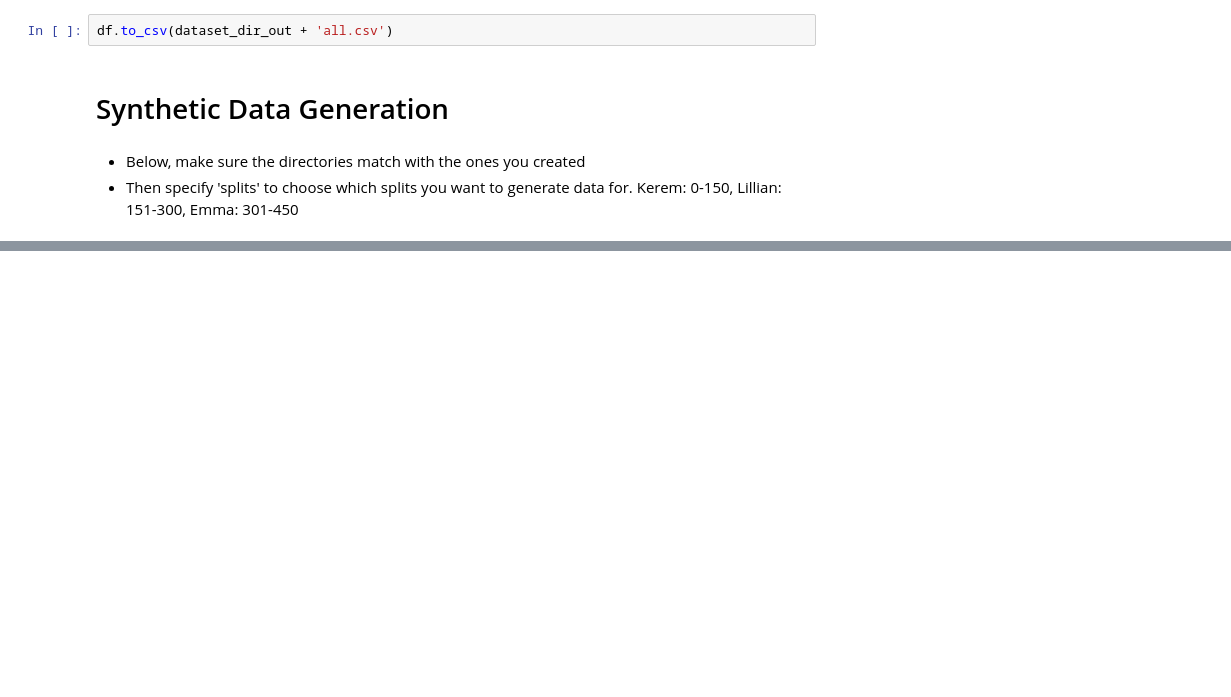
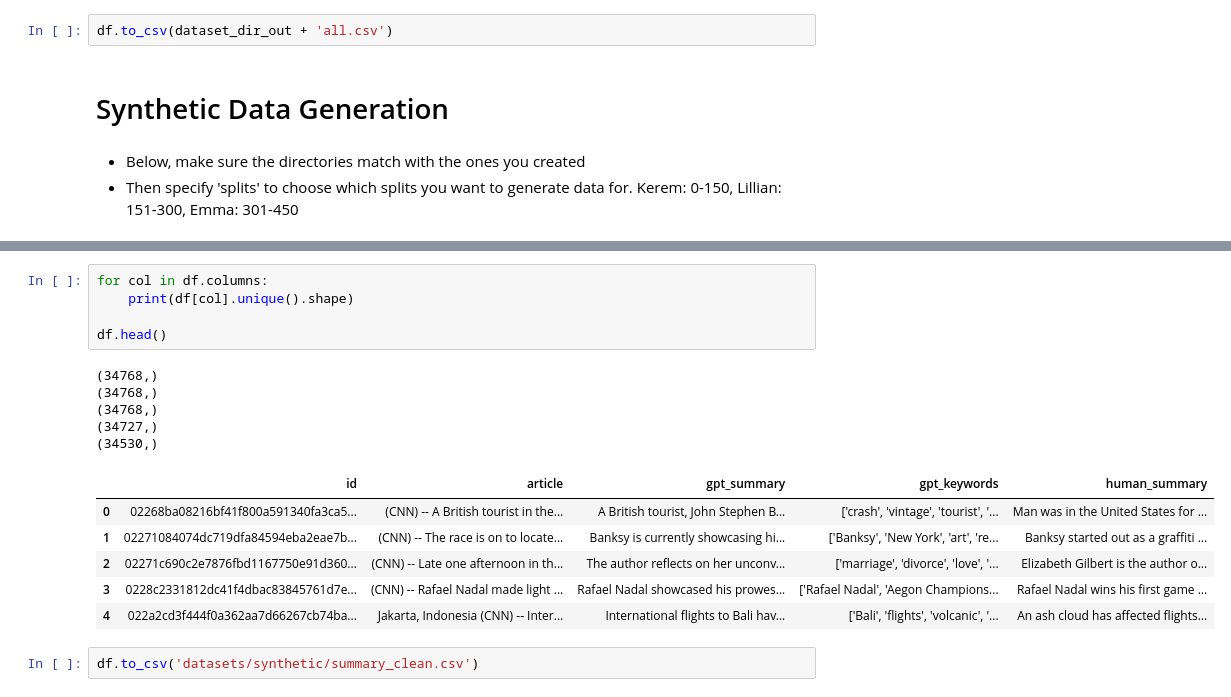
Before and after one commit to lilliansun04/cs2281_synthetic_data, a Jupyter notebook: dataset.ipynb, the cells around one changed output, grey strips where cells are left out. Saved outputs shown, nothing was run; the diff lists cells and outputs as text; blank space fills up the shorter version.

```diff
--- a/dataset.ipynb
+++ b/dataset.ipynb
@@ -140,0 +330,19 @@ data.process_splits(df_all, generator, splits, synthetic_data_dir = synthetic_da
+# %%
+for col in df.columns:
+    print(df[col].unique().shape)
+
+df.head()
+# %% [output]
+(34768,)
+(34768,)
+(34768,)
+(34727,)
+(34530,)
+|  | id | article | gpt_summary | gpt_keywords | human_summary |
+| 0 | 02268ba08216bf41f800a591340fa3ca5... | (CNN) -- A British tourist in the... | A British tourist, John Stephen B... | ['crash', 'vintage', 'tourist', '... | Man was in the United States for ... |
+| 1 | 02271084074dc719dfa84594eba2eae7b... | (CNN) -- The race is on to locate... | Banksy is currently showcasing hi... | ['Banksy', 'New York', 'art', 're... | Banksy started out as a graffiti ... |
+| 2 | 02271c690c2e7876fbd1167750e91d360... | (CNN) -- Late one afternoon in th... | The author reflects on her unconv... | ['marriage', 'divorce', 'love', '... | Elizabeth Gilbert is the author o... |
+| 3 | 0228c2331812dc41f4dbac83845761d7e... | (CNN) -- Rafael Nadal made light ... | Rafael Nadal showcased his prowes... | ['Rafael Nadal', 'Aegon Champions... | Rafael Nadal wins his first game ... |
+| 4 | 022a2cd3f444f0a362aa7d66267cb74ba... | Jakarta, Indonesia (CNN) -- Inter... | International flights to Bali hav... | ['Bali', 'flights', 'volcanic', '... | An ash cloud has affected flights... |
+# %%
+df.to_csv('datasets/synthetic/summary_clean.csv')
```
Also changed, not shown: parts of 15 cells of this notebook, 2 other files.
